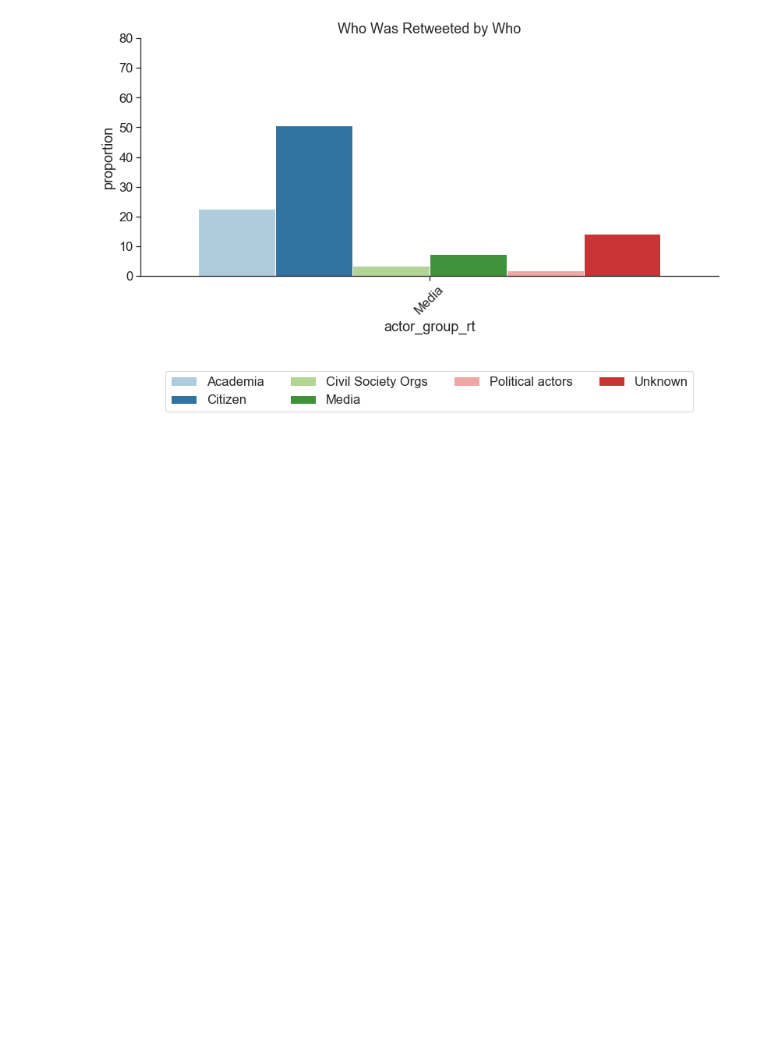
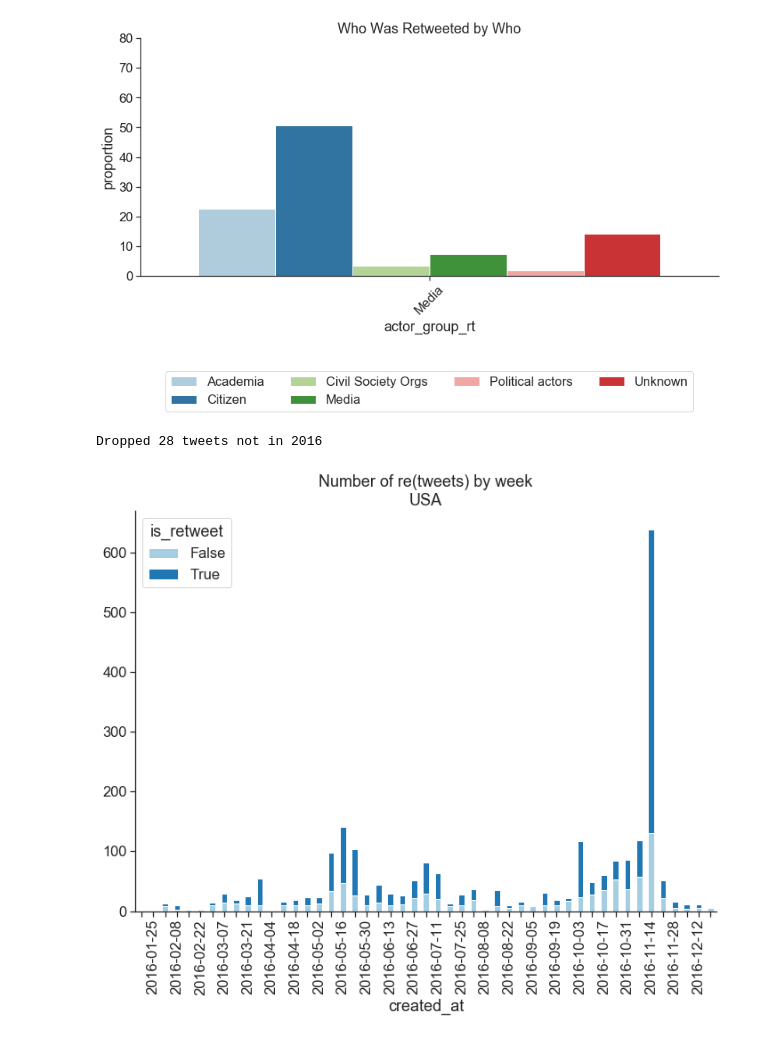
Before and after one commit to ScholCommLab/election-research-tweets, a Jupyter notebook: Election Tweet Analysis.ipynb, the cells around one changed output. Saved outputs shown, nothing was run; the diff lists cells and outputs as text; code cells hidden in the pictures; blank space fills up the shorter version.

Commit message:
added timeline graphs

```diff
--- a/Election Tweet Analysis.ipynb
+++ b/Election Tweet Analysis.ipynb
@@ -317,3 +345,35 @@ bars_who_rt_who(dfa[dfa.retweet_of=='NatureNews'], 'by')
 bars_who_rt_who(dfa[dfa.retweet_of.str.startswith('Conversation').map(bool)], 'by')
 # %% [output]
 [figure]
+# %%
+def bars_tweets_by_date(country, dategrouper='W-MON', bargrouper='is_retweet', origonly=False):
+    titlesuffix = country
+    if origonly:
+        data = dfa[~dfa.is_retweet]
+        titlesuffix += ' (original only)'
+    data = d[dfa.election==country]
+
+    data = data.groupby([pd.Grouper(key='created_at', freq=dategrouper), bargrouper])['id'].size().unstack().fillna(0)
+#     data.columns = ['orig', 'RT']
+
+
+    if country=='USA':
+        x = data.shape[0]
+        data = data[(data.index >= '2016-01-01') & (data.index < '2017-01-01')]
+        print('Dropped %s tweets not in 2016' % (x - data.shape[0]))
+
+    ax = data.plot(kind='bar', stacked=True)
+
+    locs, labels = plt.xticks()
+    ticks = ax.set_xticklabels([l.get_text()[0:10] for l in labels], rotation=90)
+    for label in labels[::2]:
+        label.set_visible(False)
+
+    plt.title('Number of re(tweets) by week\n%s' % titlesuffix)
+
+    sns.despine(top=True, right=True)
+# %%
+bars_tweets_by_date('USA')
+# %% [output]
+Dropped 28 tweets not in 2016
+[figure, added]
```
Also changed, not shown: parts of 10 cells of this notebook.
